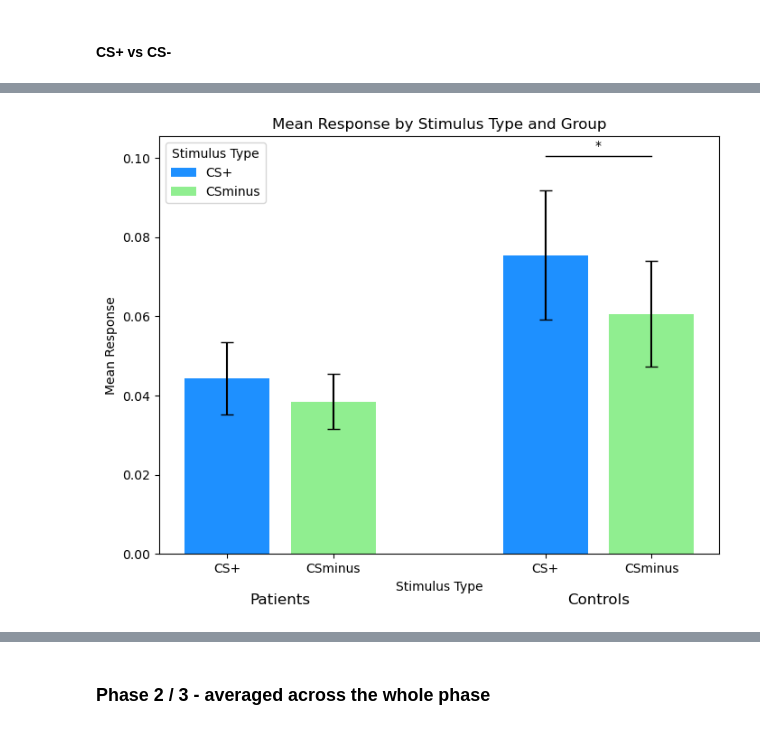
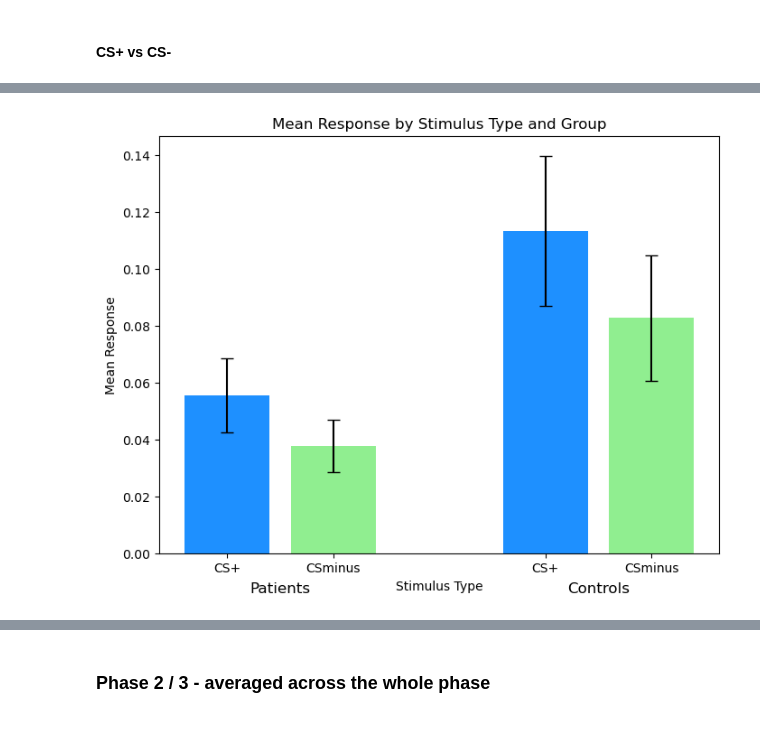
Before and after one commit to gillgrennan/narsad, a Jupyter notebook: NARSAD-scr.ipynb, the cells around one changed output, grey strips where cells are left out. Saved outputs shown, nothing was run; the diff lists cells and outputs as text; code cells hidden in the pictures.

```diff
--- a/NARSAD-scr.ipynb
+++ b/NARSAD-scr.ipynb
@@ -12,7 +12,7 @@ import pandas as pd
 import numpy as np
 
 # Parameters
-trialnumber = range(1, 25)  # Can adjust to first half of trials: range(1, 13)
+trialnumber = range(1, 13)  # Can adjust to first half of trials: range(1, 13)
 excludeparticipants = 1  # Set to 0 to include all participants
 rejtrials_threshold = 24  # Adjust the threshold as needed
 
@@ -260,6 +278,9 @@ for group in ['patient', 'control']:
                 label=stim if group == 'patient' else "",  # Label only for patients
                 yerr=group_errors['response'], capsize=5)
 
+# Initialize table for storing t-test results
+t_test_results = []
+
 # Add significance markers
 def add_significance_markers(ax, comparisons, y_offset=0.02, bar_height=0.02):
     for (group1, stim1), (group2, stim2) in comparisons:
@@ -274,6 +295,14 @@ def add_significance_markers(ax, comparisons, y_offset=0.02, bar_height=0.02):
             data2 = long_data[(long_data['patient_group'] == group2) & (long_data['stim_type'] == stim2)]
             result = stats.ttest_ind(data1['response'], data2['response'], equal_var=False)
 
+        # Store results in table
+        t_test_results.append({
+            'Comparison': f"{group1}-{stim1} vs {group2}-{stim2}",
+            't-statistic': result.statistic,
+            'p-value': result.pvalue
+        })
+
+        # Add markers if significant
         if result.pvalue < 0.05:  # Customize significance level if needed
             x1 = x_positions[(group1, stim1)]
             x2 = x_positions[(group2, stim2)]
@@ -306,4 +335,8 @@ plt.ylabel('Mean Response')
 plt.title('Mean Response by Stimulus Type and Group')
 plt.legend(title='Group')
 plt.show()
+
+# Display the table of t-test results
+t_test_df = pd.DataFrame(t_test_results)
+print(t_test_df)
 # %% [output]
@@ -462,8 +464,30 @@ merged_data['patient_group'] = np.where(merged_data['subID'].str.startswith('N1'
 # Calculate the mean of CSR and CSS for each subject to create CS+
 merged_data['CS_plus'] = merged_data[['meanCSR1', 'meanCSS1']].mean(axis=1)
 
+# Filter subjects where CS_plus - meanCSminus1 > 0
+filtered_data = merged_data[merged_data['CS_plus'] - merged_data['meanCSminus1'] > 0]
+
+# # Count total, patient, and control subjects after filtering
+# total_subjects_after = len(filtered_data)
+# patients_after = filtered_data['patient_group'].sum()
+# controls_after = total_subjects_after - patients_after
+
+# # Calculate exclusions
+# excluded_total = total_subjects_before - total_subjects_after
+# excluded_patients = patients_before - patients_after
+# excluded_controls = controls_before - controls_after
+
+# # Calculate exclusion percentages
+# excluded_total_pct = (excluded_total / total_subjects_before) * 100
+# excluded_patients_pct = (excluded_patients / patients_before) * 100 if patients_before > 0 else 0
+# excluded_controls_pct = (excluded_controls / controls_before) * 100 if controls_before > 0 else 0
+
+# print(f"Total subjects excluded: {excluded_total} ({excluded_total_pct:.2f}%)")
+# print(f"Patients excluded: {excluded_patients} ({excluded_patients_pct:.2f}%)")
+# print(f"Controls excluded: {excluded_controls} ({excluded_controls_pct:.2f}%)")
+
 # Reshape data to stack CS_plus and meanCSminus1 as a single column with stim_type as a category
-long_data = pd.melt(merged_data,
+long_data = pd.melt(filtered_data,
                     id_vars=['subID', 'patient_group'],
                     value_vars=['CS_plus', 'meanCSminus1'],
                     var_name='stim_type',
@@ -507,7 +531,10 @@ for group in ['patient', 'control']:
                 label=stim if group == 'patient' else "",  # Label only for patients
                 yerr=group_errors['response'], capsize=5)
 
-# Add significance markers
+# Initialize DataFrame to store t-test results
+ttest_results = []
+
+# Add significance markers and collect t-test results
 def add_significance_markers(ax, comparisons, y_offset=0.02, bar_height=0.02):
     for (group1, stim1), (group2, stim2) in comparisons:
         if group1 == group2:
@@ -515,40 +542,55 @@ def add_significance_markers(ax, comparisons, y_offset=0.02, bar_height=0.02):
             data1 = long_data[(long_data['patient_group'] == group1) & (long_data['stim_type'] == stim1)]
             data2 = long_data[(long_data['patient_group'] == group1) & (long_data['stim_type'] == stim2)]
             result = stats.ttest_rel(data1['response'], data2['response'])
+            test_type = 'Paired t-test'
         else:
             # Independent t-test between groups
             data1 = long_data[(long_data['patient_group'] == group1) & (long_data['stim_type'] == stim1)]
             data2 = long_data[(long_data['patient_group'] == group2) & (long_data['stim_type'] == stim2)]
             result = stats.ttest_ind(data1['response'], data2['response'], equal_var=False)
+            test_type = 'Independent t-test'
 
-        if result.pvalue < 0.05:  # Customize significance level if needed
-            x1 = x_positions[(group1, stim1)]
-            x2 = x_positions[(group2, stim2)]
-            max_y = group_means['response'].max() + 0.025  # Adjust this if needed
-            ax.plot([x1, x2], [max_y, max_y], 'k-', lw=1)
-            ax.text((x1 + x2) / 2, max_y + 0.001, '*', ha='center', va='bottom')
+        # Store t-test results
+        ttest_results.append({
+            'Group 1': f"{group1} {stim1}",
+            'Group 2': f"{group2} {stim2}",
+            't-statistic': result.statistic,
+            'p-value': result.pvalue,
+            'Test Type': test_type
+        })
+
+        # if result.pvalue < 0.05:  # Customize significance level if needed
+        #     x1 = x_positions[(group1, stim1)]
+        #     x2 = x_positions[(group2, stim2)]
+        #     max_y = group_means['response'].max() + 0.025  # Adjust this if needed
+        #     ax.plot([x1, x2], [max_y, max_y], 'k-', lw=1)
+        #     ax.text((x1 + x2) / 2, max_y + 0.001, '*', ha='center', va='bottom')
 
 # Define comparisons
 comparisons = [
     (('patient', 'CS+'), ('patient', 'CSminus')),   # Patient CS+ vs CSminus
     (('control', 'CS+'), ('control', 'CSminus')),   # Control CS+ vs CSminus
     (('patient', 'CS+'), ('control', 'CS+')),       # Between-group CS+
     (('patient', 'CSminus'), ('control', 'CSminus')) # Between-group CSminus
 ]
 
 add_significance_markers(plt.gca(), comparisons)
 
 # Labeling and finalizing plot
 plt.xticks([0, 1, 3, 4], ['CS+', 'CSminus', 'CS+', 'CSminus'])
 plt.xlabel('Stimulus Type')
 plt.ylabel('Mean Response')
 plt.title('Mean Response by Stimulus Type and Group')
 
 # Add x-axis labels to indicate groups
 plt.text(0.5, -0.01, 'Patients', ha='center', va='top', fontsize=12)
 plt.text(3.5, -0.01, 'Controls', ha='center', va='top', fontsize=12)
 
-plt.legend(title='Stimulus Type')
+# plt.legend(title='Stimulus Type',loc='left')
 plt.show()
+
+# Create DataFrame from t-test results and print
+ttest_results_df = pd.DataFrame(ttest_results)
+print(ttest_results_df)
 # %% [output]
-[figure, old version]
+[figure, new version]
```
Also changed, not shown: parts of 48 cells of this notebook, 1 other file.
